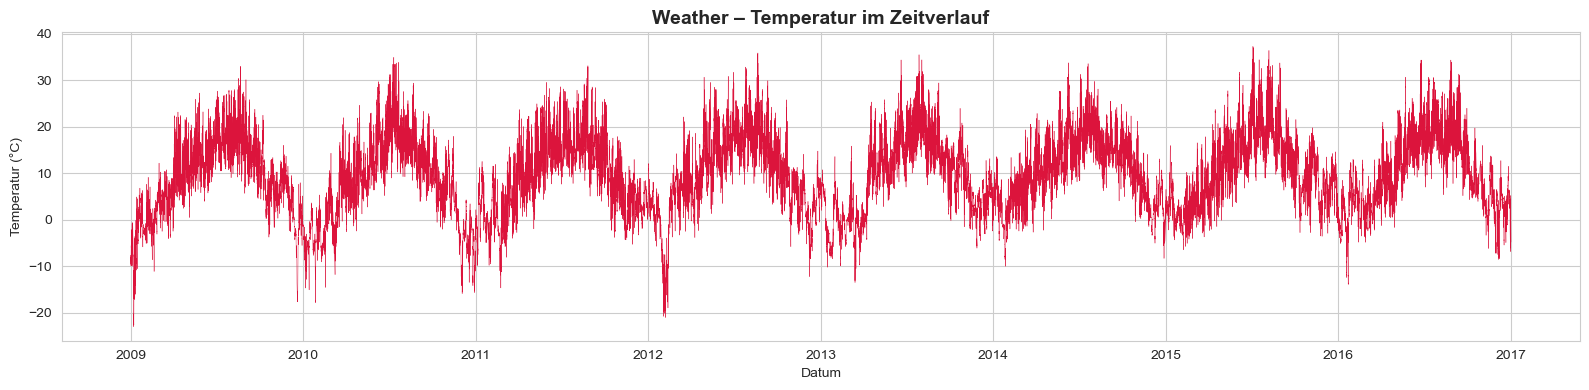
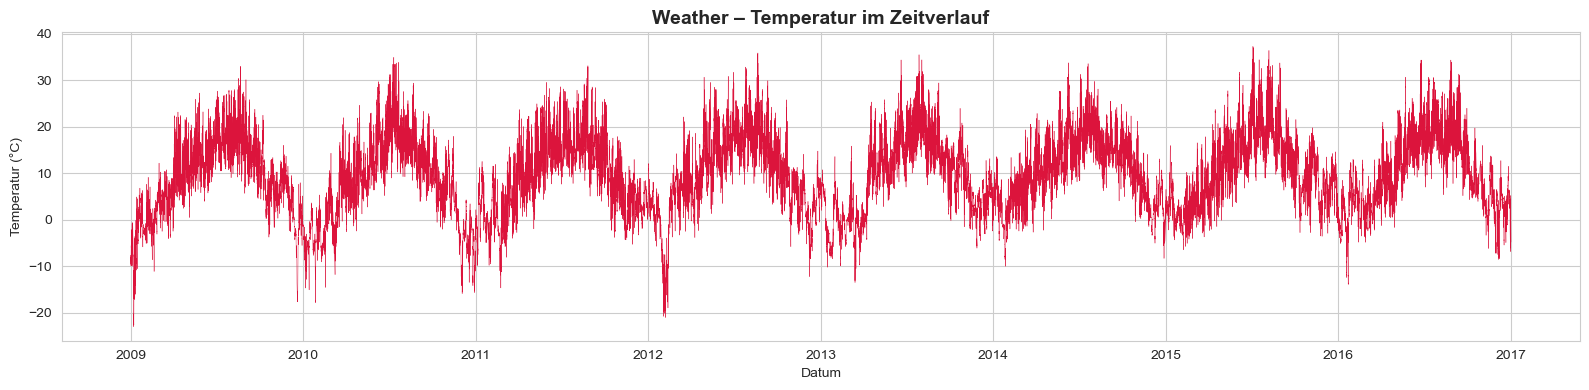
The notebook cell's code change between the first figure and the second:
--- before
+++ after
@@ -12,14 +12,2 @@
 plt.tight_layout()
 plt.show()
-
-# 11. Weather Boxplots nebeneinander
-fig, axes = plt.subplots(1, 4, figsize=(20, 5))
-for ax, col, color, title in zip(axes, 
-    ["T (degC)", "rh (%)", "wv (m/s)", "p (mbar)"],
-    ["crimson", "royalblue", "seagreen", "gray"],
-    ["Temperatur", "Luftfeuchtigkeit", "Windgeschw.", "Luftdruck"]):
-    sns.boxplot(y=df_weather[col], color=color, ax=ax)
-    ax.set_title(title, fontsize=11, weight="bold")
-fig.suptitle("Weather – Ausreißer (Boxplots)", fontsize=14, weight="bold")
-plt.tight_layout()
-plt.show()

Commit: fix(ts_menden_team03): correct code